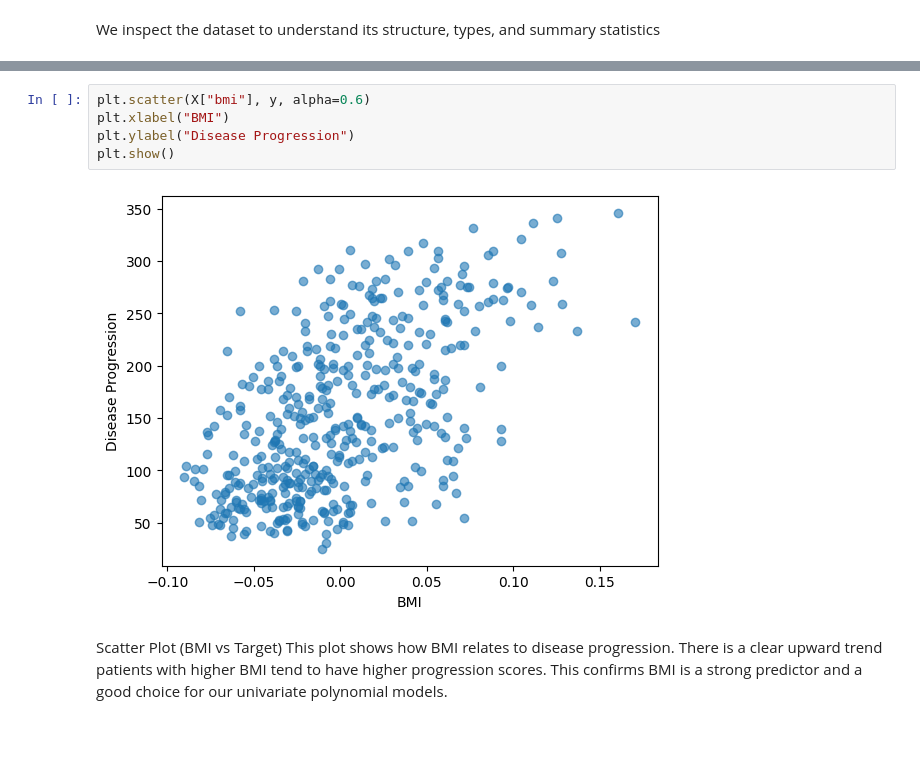
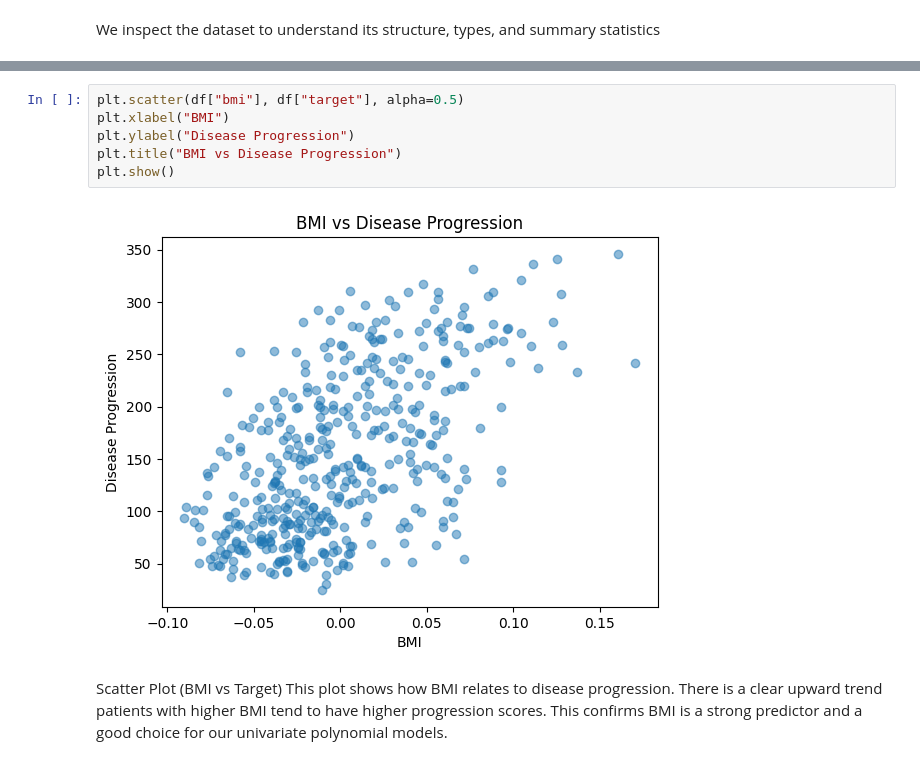
Before and after one commit to Lohithreddy29/lab2_diabetes_prediction, a Jupyter notebook: notebooks/Lab2_Diabetes.ipynb, the cells around one changed output, grey strips where cells are left out. Cells and saved outputs as stored; diff of their text form; blank space fills up the shorter version.

```diff
--- a/notebooks/Lab2_Diabetes.ipynb
+++ b/notebooks/Lab2_Diabetes.ipynb
@@ -106,10 +126,11 @@ This helps explain why prediction errors may be larger for high‑progression ca
 # %%
-plt.scatter(X["bmi"], y, alpha=0.6)
+plt.scatter(df["bmi"], df["target"], alpha=0.5)
 plt.xlabel("BMI")
 plt.ylabel("Disease Progression")
+plt.title("BMI vs Disease Progression")
 plt.show()
 # %% [output]
-[figure, old version]
+[figure, new version]
 # %% [markdown]
 Scatter Plot (BMI vs Target)
 This plot shows how BMI relates to disease progression.
```
Also changed, not shown: parts of 34 cells of this notebook, 2 other files.
